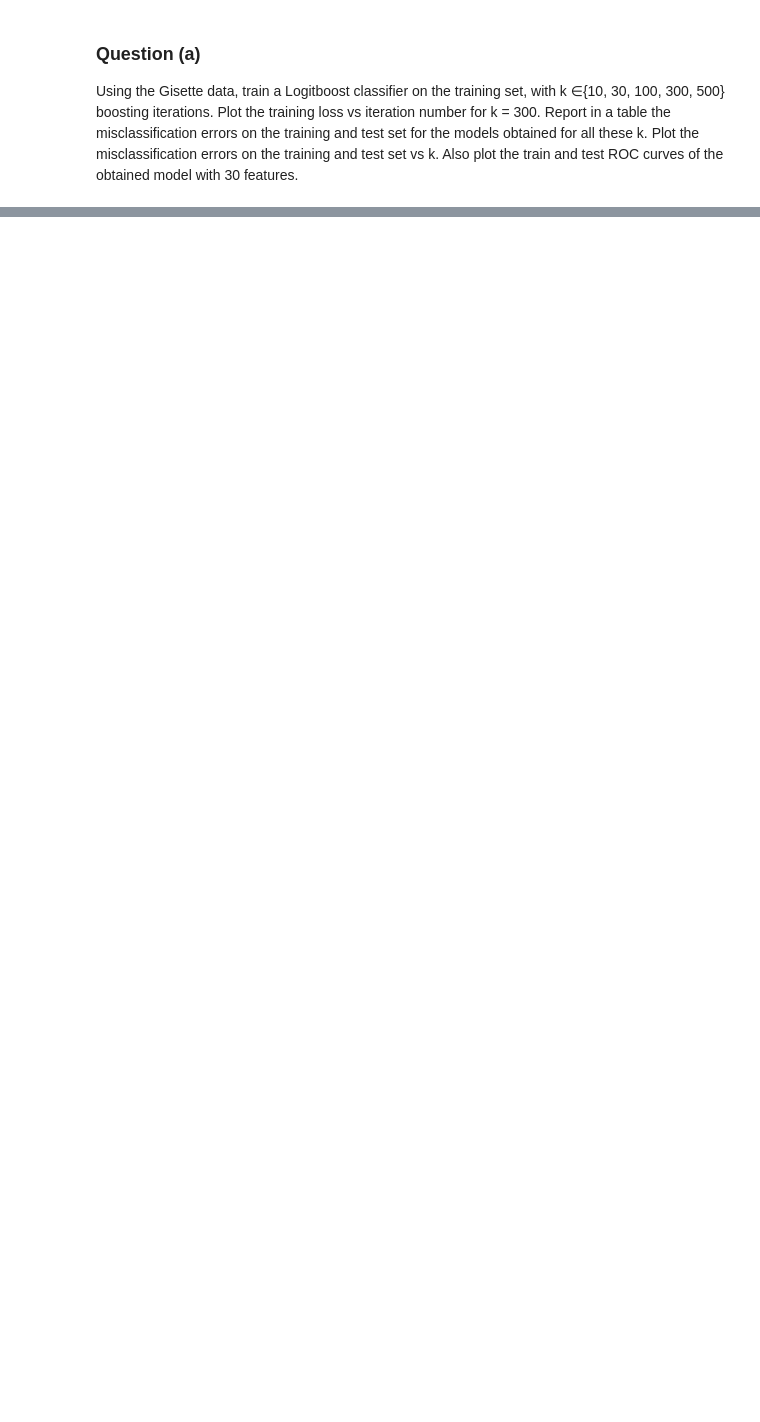
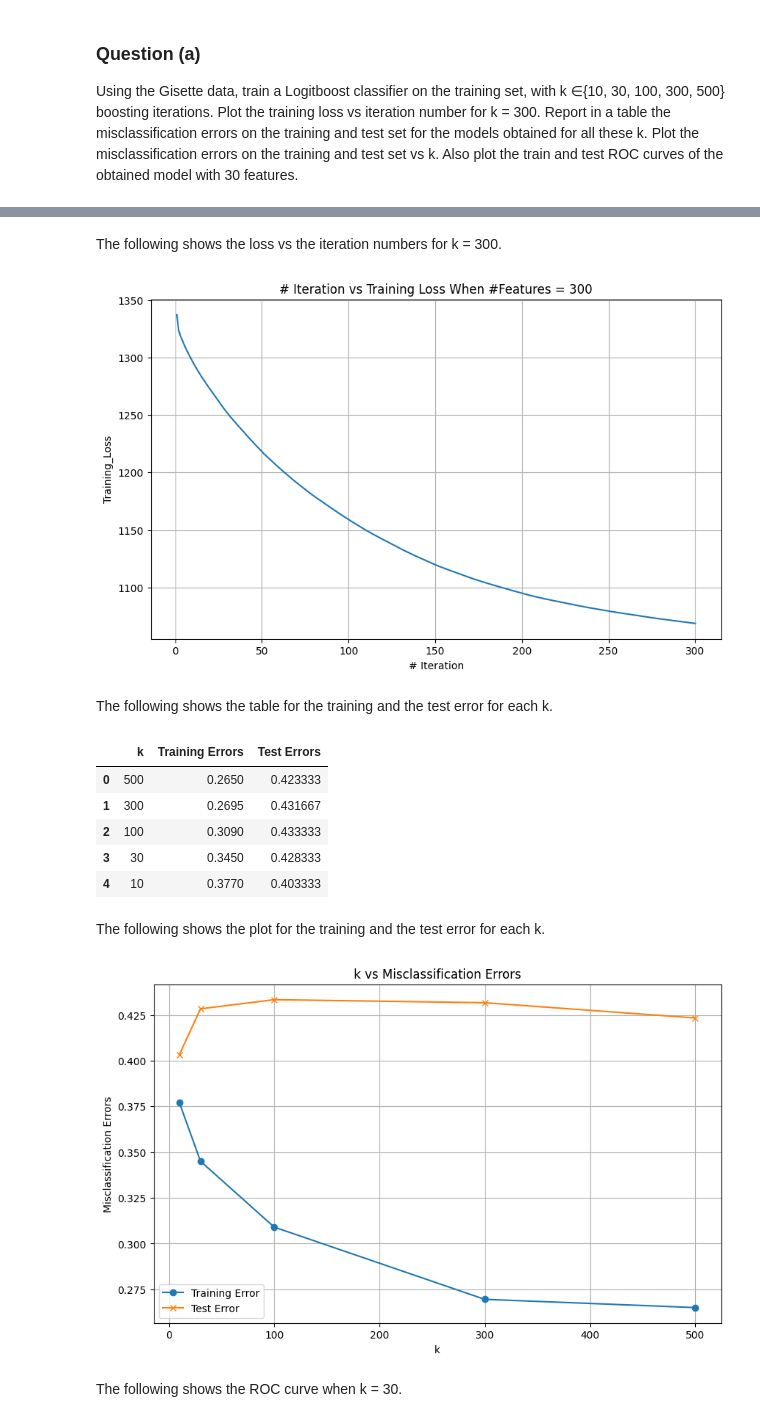
Before and after one commit to mao1756/STA5635_fa23, a Jupyter notebook: HW6/HW6.ipynb, the cells around one changed output, grey strips where cells are left out. Cells and saved outputs as stored; diff of their text form; code cells hidden in the pictures; blank space fills up the shorter version.

```diff
--- a/HW6/HW6.ipynb
+++ b/HW6/HW6.ipynb
@@ -211,0 +323,38 @@ of the obtained model with 30 features.
+# %%
+# madelon
+madelon_x_url = "./MADELON/madelon_train.data"
+madelon_y_url = "./MADELON/madelon_train.labels"
+madelon_x_test_url = "./MADELON/madelon_valid.data"
+madelon_y_test_url = "./MADELON/madelon_valid.labels"
+train_x = pd.read_csv(madelon_x_url,
+                         header=None,
+                         delim_whitespace=True)
+train_y = pd.read_csv(madelon_y_url,
+                        header=None,
+                        delim_whitespace=True)
+test_x = pd.read_csv(madelon_x_test_url,
+                             header=None,
+                             delim_whitespace=True)
+test_y = pd.read_csv(madelon_y_test_url,
+                             header=None,
+                             delim_whitespace=True)
+
+# Replace -1 with 0 so that it fits the slides
+train_y.replace(-1, 0, inplace = True)
+test_y.replace(-1, 0, inplace = True)
+# %%
+hw6 = HW6(train_x, train_y, test_x, test_y)
+hw6.show(train_y, test_y)
+# %% [output]
+The following shows the loss                           vs the iteration numbers for k = 300.
+[figure, added]
+The following shows the table for the training                          and the test error for each k.
+|  | k | Training Errors | Test Errors |
+| 0 | 500 | 0.2650 | 0.423333 |
+| 1 | 300 | 0.2695 | 0.431667 |
+| 2 | 100 | 0.3090 | 0.433333 |
+| 3 | 30 | 0.3450 | 0.428333 |
+| 4 | 10 | 0.3770 | 0.403333 |
+The following shows the plot for the training                          and the test error for each k.
+[figure, added]
+The following shows the ROC curve when k = 30.
```
Also changed, not shown: parts of 9 cells of this notebook, 23 other files.
